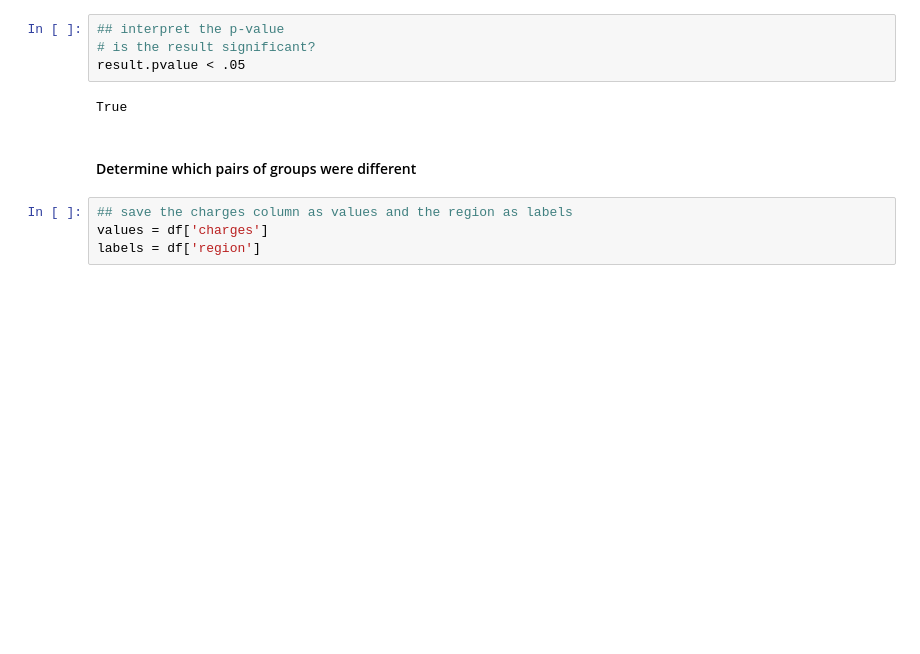
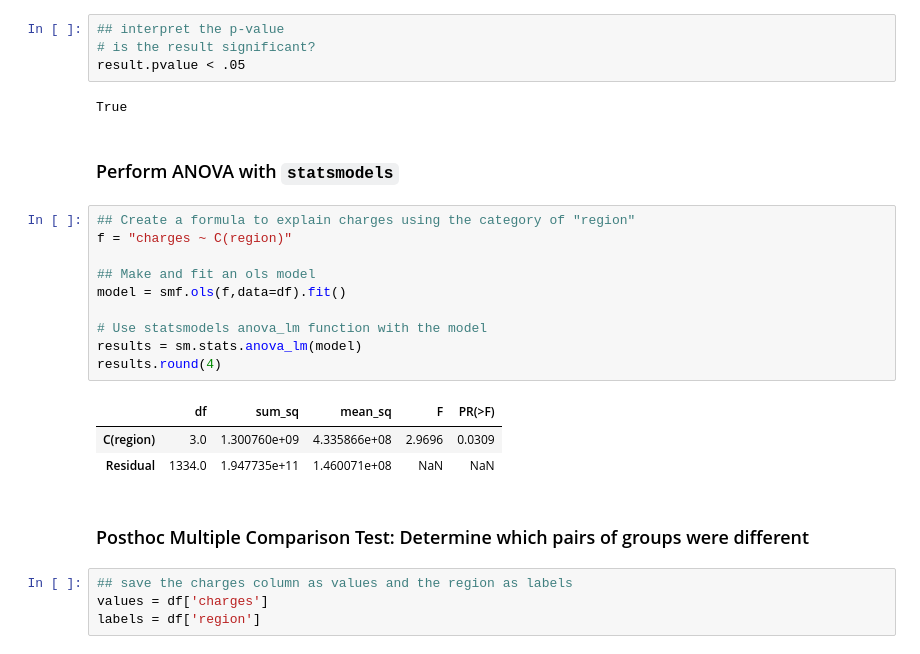
Before and after one commit to flatiron-school/ds-flex-hypothesis-testing-guided-practice, a Jupyter notebook: hypothesis-testing-guided-practice.ipynb, the cells around one changed output. Saved outputs shown, nothing was run; the diff lists cells and outputs as text; blank space fills up the shorter version.

```diff
--- a/hypothesis-testing-guided-practice.ipynb
+++ b/hypothesis-testing-guided-practice.ipynb
@@ -391,8 +412,24 @@ F_onewayResult(statistic=2.9696266935891193, pvalue=0.0308933560705201)
 result.pvalue < .05
 # %% [output]
 True
+# %% [markdown]
+### Perform ANOVA with `statsmodels`
+# %%
+## Create a formula to explain charges using the category of "region"
+f = "charges ~ C(region)"
+
+## Make and fit an ols model
+model = smf.ols(f,data=df).fit()
+
+# Use statsmodels anova_lm function with the model
+results = sm.stats.anova_lm(model)
+results.round(4)
+# %% [output]
+|  | df | sum_sq | mean_sq | F | PR(>F) |
+| C(region) | 3.0 | 1.300760e+09 | 4.335866e+08 | 2.9696 | 0.0309 |
+| Residual | 1334.0 | 1.947735e+11 | 1.460071e+08 | NaN | NaN |
 # %% [markdown]
-#### Determine which pairs of groups were different
+### Posthoc Multiple Comparison Test: Determine which pairs of groups were different
 # %%
 ## save the charges column as values and the region as labels
 values = df['charges']
```
Also changed, not shown: parts of 26 cells of this notebook, 1 other file.
